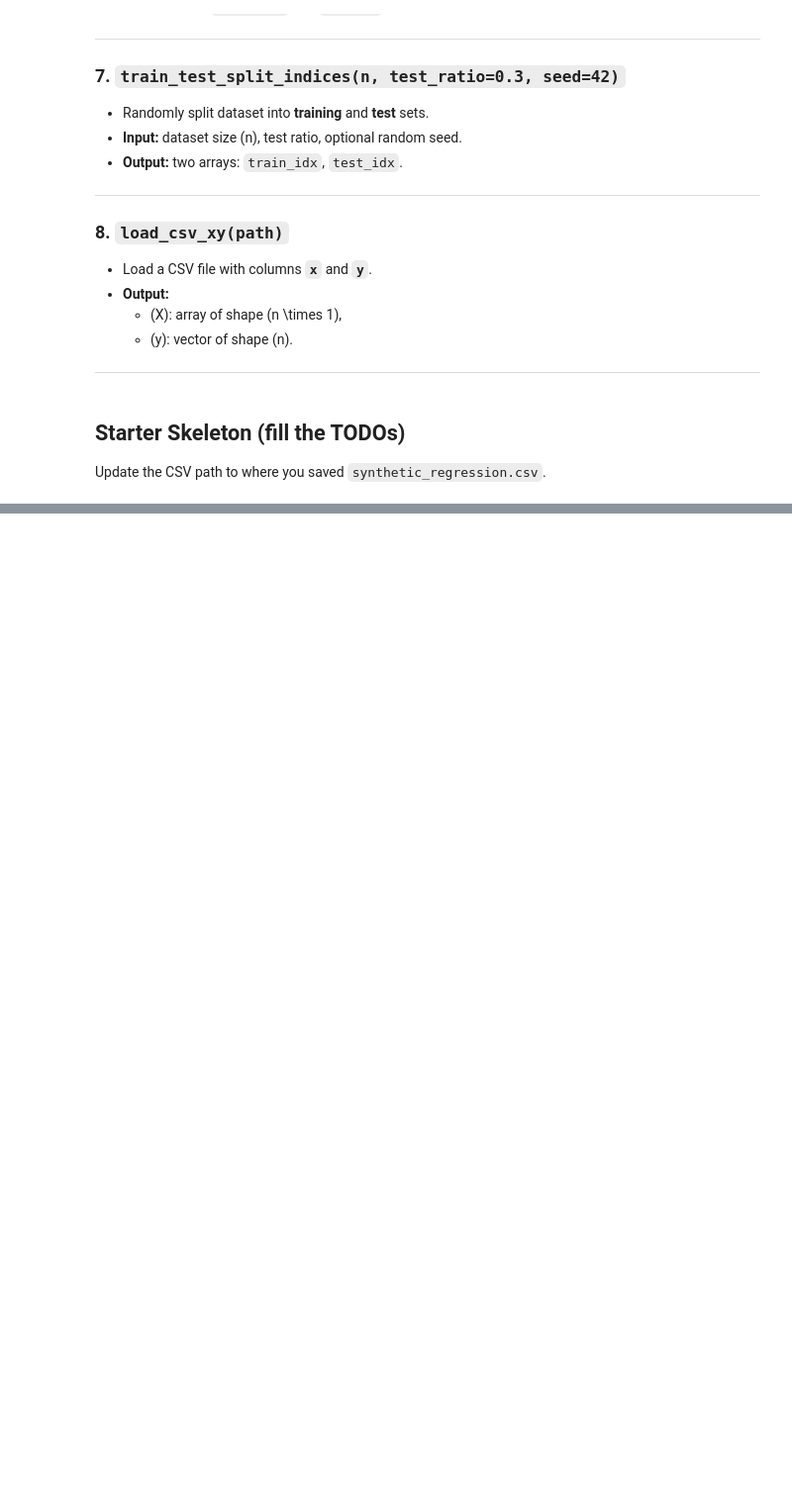
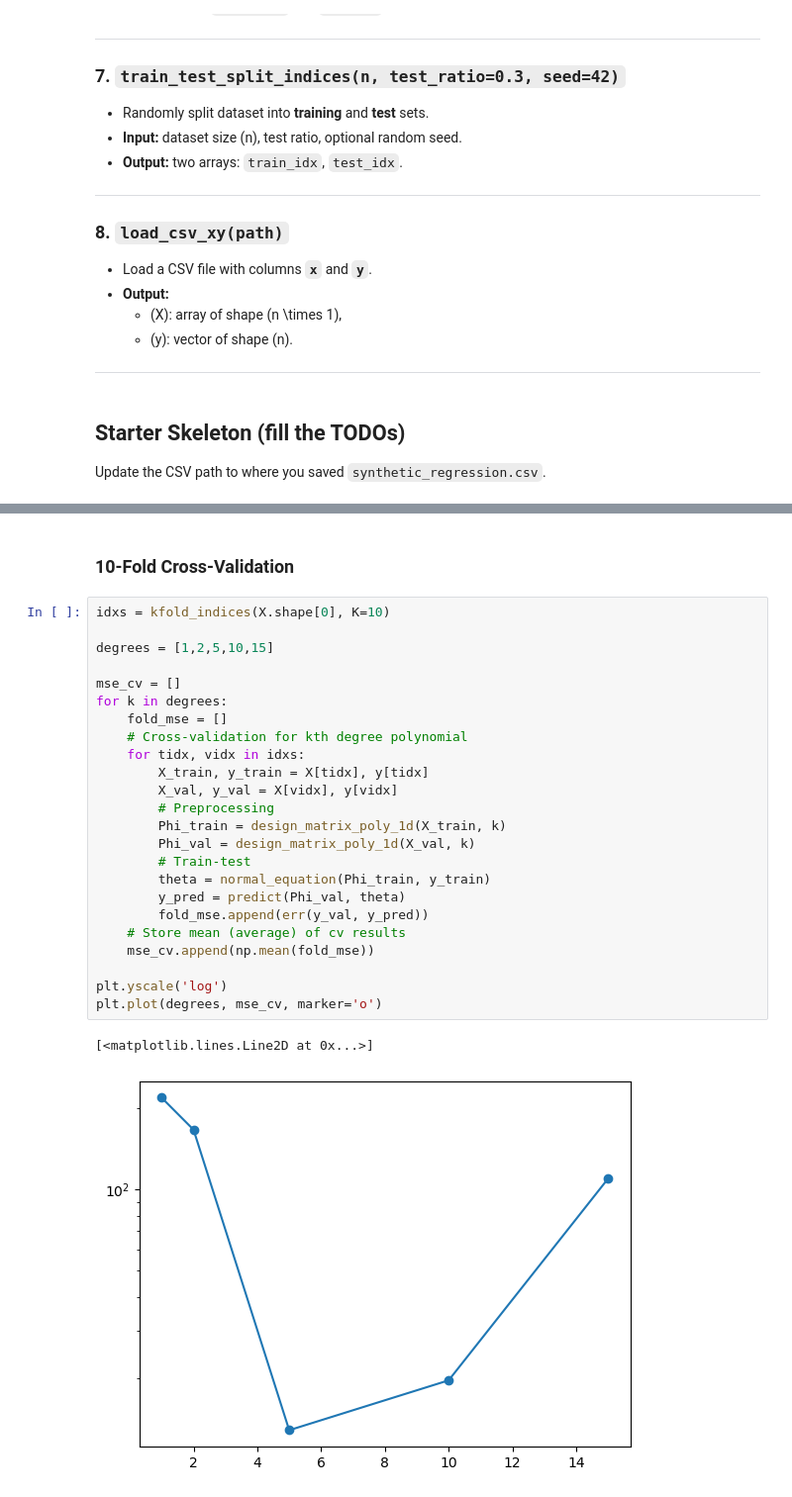
Before and after one commit to FarukEfe/4ML3, a Jupyter notebook: A1_Q5.ipynb, the cells around one changed output, grey strips where cells are left out. Shown: that part at 99% size. Drawn from its saved outputs; the diff is of its cells as text; blank space fills up the shorter version.

```diff
--- a/A1_Q5.ipynb
+++ b/A1_Q5.ipynb
@@ -194,0 +223,29 @@ def load_csv_xy(path: str):
+# %% [markdown]
+### 10-Fold Cross-Validation
+# %%
+idxs = kfold_indices(X.shape[0], K=10)
+
+degrees = [1,2,5,10,15]
+
+mse_cv = []
+for k in degrees:
+    fold_mse = []
+    # Cross-validation for kth degree polynomial
+    for tidx, vidx in idxs:
+        X_train, y_train = X[tidx], y[tidx]
+        X_val, y_val = X[vidx], y[vidx]
+        # Preprocessing
+        Phi_train = design_matrix_poly_1d(X_train, k)
+        Phi_val = design_matrix_poly_1d(X_val, k)
+        # Train-test
+        theta = normal_equation(Phi_train, y_train)
+        y_pred = predict(Phi_val, theta)
+        fold_mse.append(err(y_val, y_pred))
+    # Store mean (average) of cv results
+    mse_cv.append(np.mean(fold_mse))
+
+plt.yscale('log')
+plt.plot(degrees, mse_cv, marker='o')
+# %% [output]
+[<matplotlib.lines.Line2D at 0x...>]
+[figure, added]
```
Also changed, not shown: parts of 9 cells of this notebook, 2 other files.
